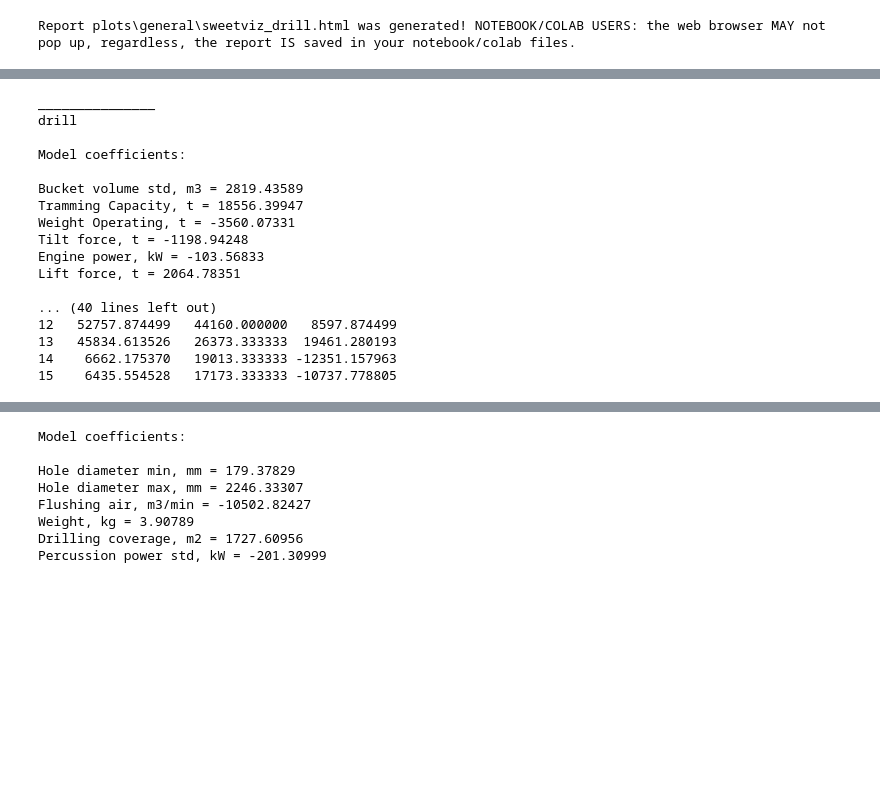
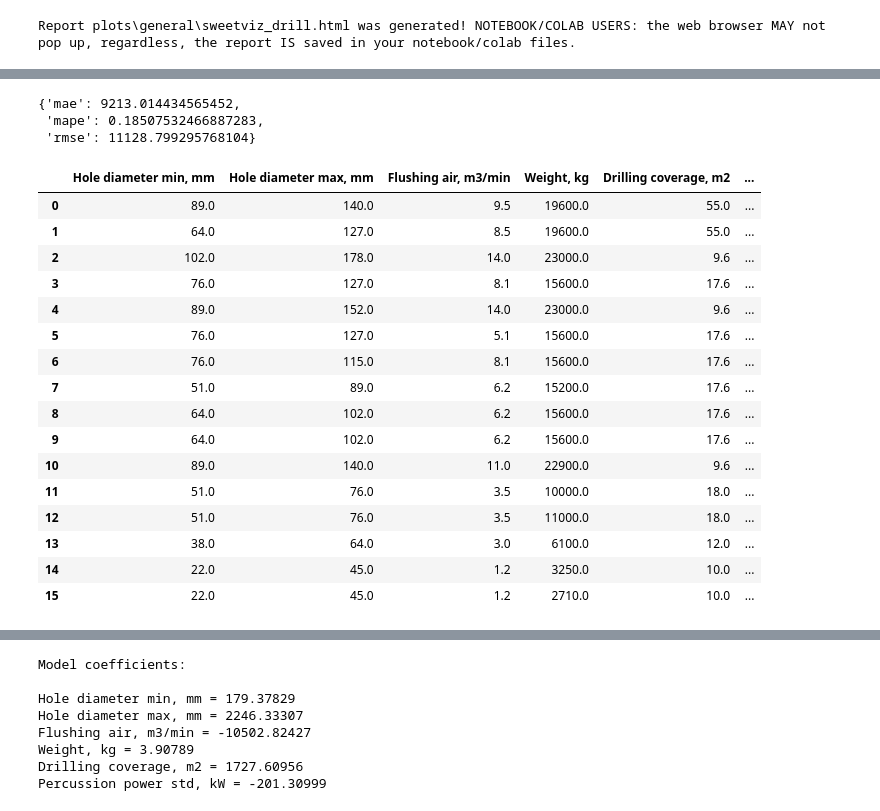
Before and after one commit to ilijavishinov/price-forecasting, a Jupyter notebook: price_opt/price_management.ipynb, the cells around one changed output, grey strips where cells are left out. Drawn from its saved outputs; the diff is of its cells as text; code cells hidden in the pictures; blank space fills up the shorter version.

Commit message:
add price opt linear regression with all features

```diff
--- a/price_opt/price_management.ipynb
+++ b/price_opt/price_management.ipynb
@@ -26,3 +28,6 @@ price_opt_utils.corrmatrix(relevant, **kwarg_product)
 import importlib
 importlib.reload(price_opt_utils)
 price_opt_utils.corrmatrix_scaled(relevant, product)
+# %%
+from sklearn.linear_model import LinearRegression
+model = LinearRegression().fit(X, y)
@@ -29,50 +44,31 @@ price_opt_utils.corrmatrix_scaled(relevant, product)
+# %%
+y_pred = model.predict(X)
+results = price_opt_utils.regression_metrics(y, y_pred)
+results
+# %% [output]
+{'mae': 9213.014434565452,
+ 'mape': 0.18507532466887283,
+ 'rmse': 11128.799295768104}
 # %%
-from sklearn.metrics import mean_absolute_error, mean_absolute_percentage_error, root_mean_squared_error
-import numpy as np
-from sklearn.linear_model import LinearRegression
-
-for t in types:
-    print('_______________')
-    print(type)
-    print()
-
-    model = LinearRegression().fit(X[t], y[t])
-
-    print("Model coefficients:\n")
-    for i in range(X[t].shape[1]):
-        print(X[t].columns[i], "=", model.coef_[i].round(5))
-
-    y_true = y[t]
-    y_pred = model.predict(X[t])
-    mae = mean_absolute_error(y_true, y_pred)
-    mape = mean_absolute_percentage_error(y_true, y_pred)
-    rmse = root_mean_squared_error(y_true, y_pred)
-
-    print()
-    print('mae, mape, rmse')
-    print(mae, mape, rmse)
-    print()
-
-    X_comb = X[t].copy(deep = True)
-    X_comb['y_true'] = y[t]
-    X_comb['y_pred'] = model.predict(X[t])
-    X_comb['diff'] = X_comb['y_pred'] - X_comb['y_true']
-    print(X_comb[['y_pred', 'y_true', 'diff']])
+relevant['y_true'] = y
+relevant['y_pred'] = model.predict(X)
+relevant['diff'] = relevant['y_pred'] - relevant['y_true']
+relevant
 # %% [output]
-_______________
-drill
-
-Model coefficients:
-
-Bucket volume std, m3 = 2819.43589
-Tramming Capacity, t = 18556.39947
-Weight Operating, t = -3560.07331
-Tilt force, t = -1198.94248
-Engine power, kW = -103.56833
-Lift force, t = 2064.78351
-
-... (40 lines left out)
-12   52757.874499   44160.000000   8597.874499
-13   45834.613526   26373.333333  19461.280193
-14    6662.175370   19013.333333 -12351.157963
-15    6435.554528   17173.333333 -10737.778805
+|  | Hole diameter min, mm | Hole diameter max, mm | Flushing air, m3/min | Weight, kg | Drilling coverage, m2 | ... |
+| 0 | 89.0 | 140.0 | 9.5 | 19600.0 | 55.0 | ... |
+| 1 | 64.0 | 127.0 | 8.5 | 19600.0 | 55.0 | ... |
+| 2 | 102.0 | 178.0 | 14.0 | 23000.0 | 9.6 | ... |
+| 3 | 76.0 | 127.0 | 8.1 | 15600.0 | 17.6 | ... |
+| 4 | 89.0 | 152.0 | 14.0 | 23000.0 | 9.6 | ... |
+| 5 | 76.0 | 127.0 | 5.1 | 15600.0 | 17.6 | ... |
+| 6 | 76.0 | 115.0 | 8.1 | 15600.0 | 17.6 | ... |
+| 7 | 51.0 | 89.0 | 6.2 | 15200.0 | 17.6 | ... |
+| 8 | 64.0 | 102.0 | 6.2 | 15600.0 | 17.6 | ... |
+| 9 | 64.0 | 102.0 | 6.2 | 15600.0 | 17.6 | ... |
+| 10 | 89.0 | 140.0 | 11.0 | 22900.0 | 9.6 | ... |
+| 11 | 51.0 | 76.0 | 3.5 | 10000.0 | 18.0 | ... |
+| 12 | 51.0 | 76.0 | 3.5 | 11000.0 | 18.0 | ... |
+| 13 | 38.0 | 64.0 | 3.0 | 6100.0 | 12.0 | ... |
+| 14 | 22.0 | 45.0 | 1.2 | 3250.0 | 10.0 | ... |
+| 15 | 22.0 | 45.0 | 1.2 | 2710.0 | 10.0 | ... |
```
Also changed, not shown: parts of 3 cells of this notebook, 1 other file.
